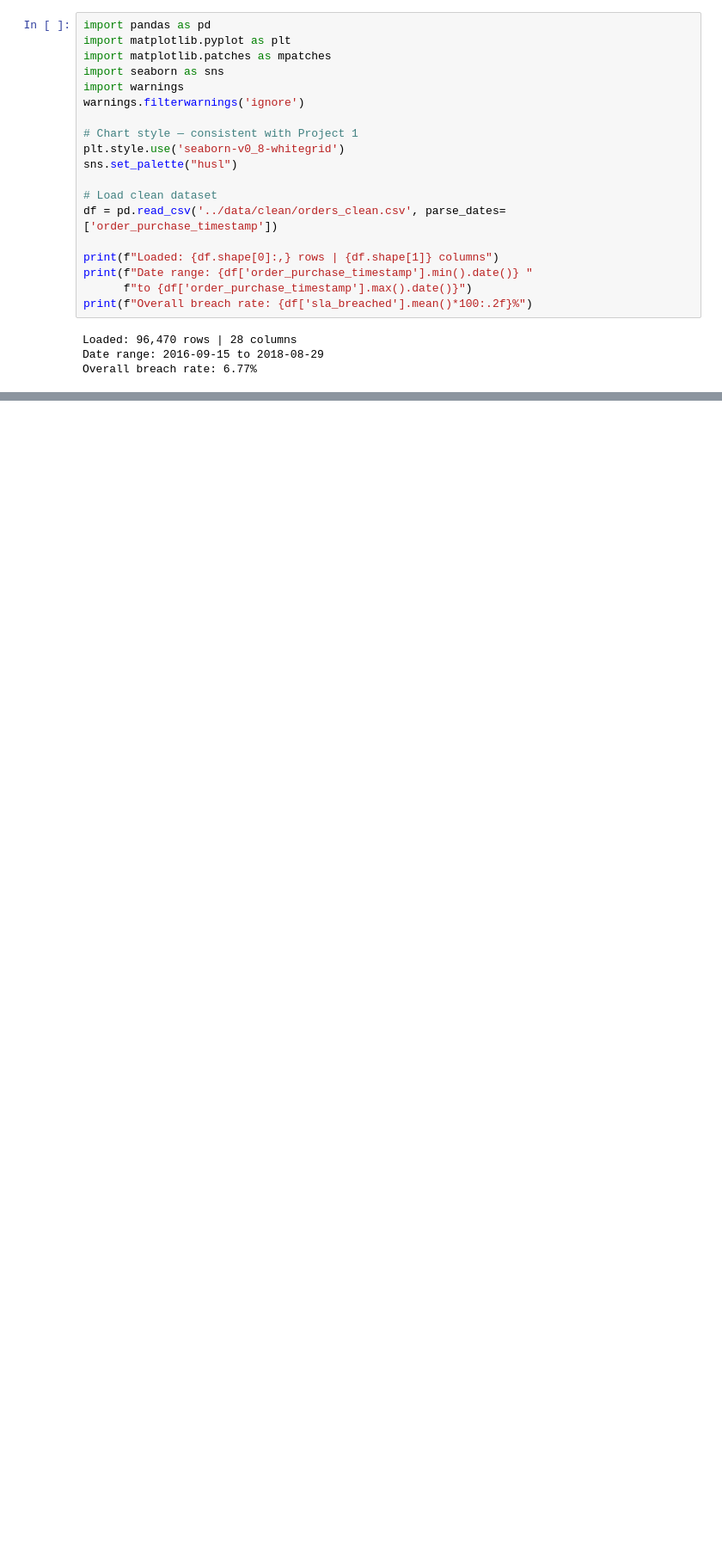
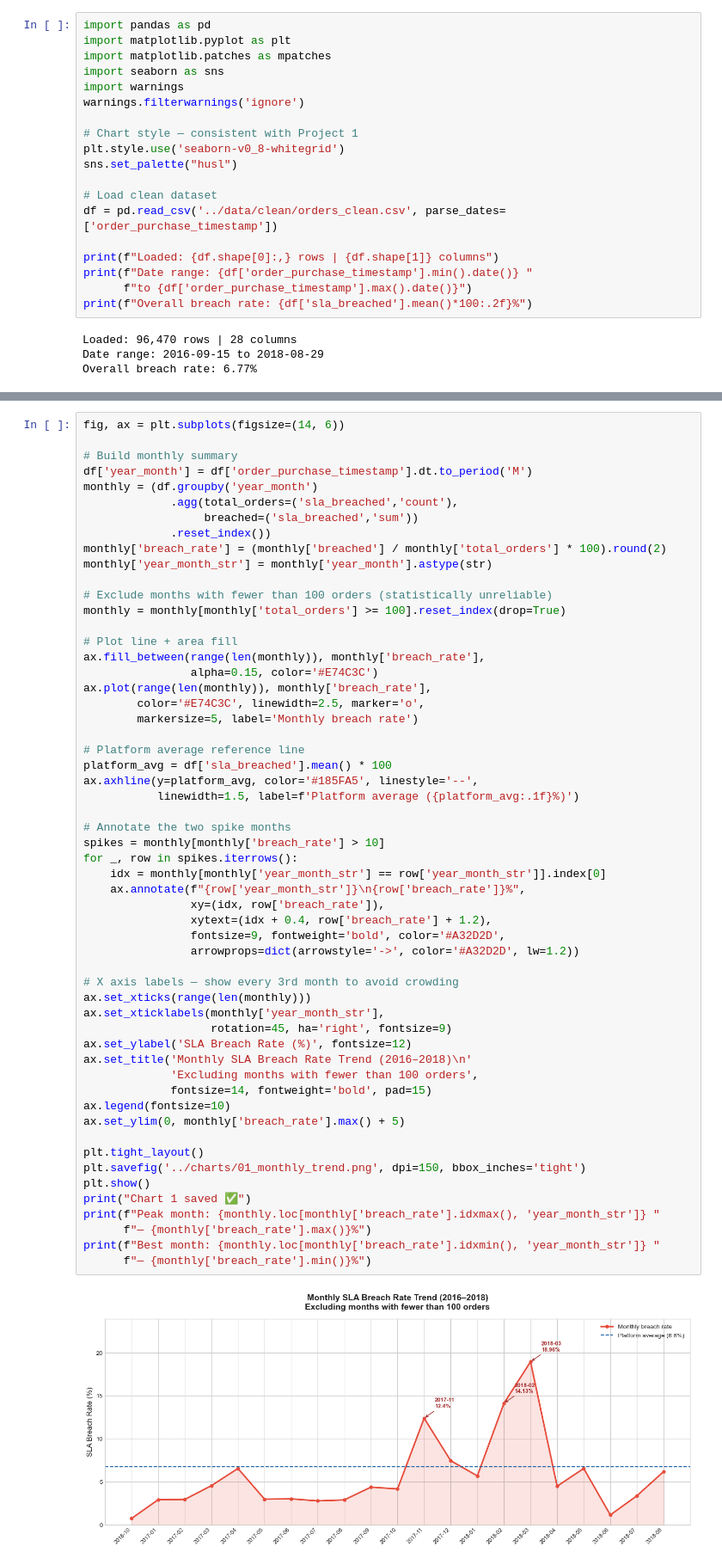
Before and after one commit to gurvinder604/ecommerce-sla-analysis, a Jupyter notebook: notebooks/03_eda_charts.ipynb, the cells around one changed output, grey strips where cells are left out. Shown at 86% size. Drawn from its saved outputs; the diff is of its cells as text; blank space fills up the shorter version.

Commit message:
Day 3 — Chart 1: monthly breach rate trend, Nov 2017 and Mar 2018 spikes annotated

```diff
--- a/notebooks/03_eda_charts.ipynb
+++ b/notebooks/03_eda_charts.ipynb
@@ -37,0 +52,58 @@ Overall breach rate: 6.77%
+# %%
+fig, ax = plt.subplots(figsize=(14, 6))
+
+# Build monthly summary
+df['year_month'] = df['order_purchase_timestamp'].dt.to_period('M')
+monthly = (df.groupby('year_month')
+             .agg(total_orders=('sla_breached','count'),
+                  breached=('sla_breached','sum'))
+             .reset_index())
+monthly['breach_rate'] = (monthly['breached'] / monthly['total_orders'] * 100).round(2)
+monthly['year_month_str'] = monthly['year_month'].astype(str)
+
+# Exclude months with fewer than 100 orders (statistically unreliable)
+monthly = monthly[monthly['total_orders'] >= 100].reset_index(drop=True)
+
+# Plot line + area fill
+ax.fill_between(range(len(monthly)), monthly['breach_rate'],
+                alpha=0.15, color='#E74C3C')
+ax.plot(range(len(monthly)), monthly['breach_rate'],
+        color='#E74C3C', linewidth=2.5, marker='o',
+        markersize=5, label='Monthly breach rate')
+
+# Platform average reference line
+platform_avg = df['sla_breached'].mean() * 100
+ax.axhline(y=platform_avg, color='#185FA5', linestyle='--',
+           linewidth=1.5, label=f'Platform average ({platform_avg:.1f}%)')
+
+# Annotate the two spike months
+spikes = monthly[monthly['breach_rate'] > 10]
+for _, row in spikes.iterrows():
+    idx = monthly[monthly['year_month_str'] == row['year_month_str']].index[0]
+    ax.annotate(f"{row['year_month_str']}\n{row['breach_rate']}%",
+                xy=(idx, row['breach_rate']),
+                xytext=(idx + 0.4, row['breach_rate'] + 1.2),
+                fontsize=9, fontweight='bold', color='#A32D2D',
+                arrowprops=dict(arrowstyle='->', color='#A32D2D', lw=1.2))
+
+# X axis labels — show every 3rd month to avoid crowding
+ax.set_xticks(range(len(monthly)))
+ax.set_xticklabels(monthly['year_month_str'],
+                   rotation=45, ha='right', fontsize=9)
+ax.set_ylabel('SLA Breach Rate (%)', fontsize=12)
+ax.set_title('Monthly SLA Breach Rate Trend (2016–2018)\n'
+             'Excluding months with fewer than 100 orders',
+             fontsize=14, fontweight='bold', pad=15)
+ax.legend(fontsize=10)
+ax.set_ylim(0, monthly['breach_rate'].max() + 5)
+
+plt.tight_layout()
+plt.savefig('../charts/01_monthly_trend.png', dpi=150, bbox_inches='tight')
+plt.show()
+print("Chart 1 saved ✅")
+print(f"Peak month: {monthly.loc[monthly['breach_rate'].idxmax(), 'year_month_str']} "
+      f"— {monthly['breach_rate'].max()}%")
+print(f"Best month: {monthly.loc[monthly['breach_rate'].idxmin(), 'year_month_str']} "
+      f"— {monthly['breach_rate'].min()}%")
+# %% [output]
+[figure, added]
```
Also changed, not shown: parts of 2 cells of this notebook.
